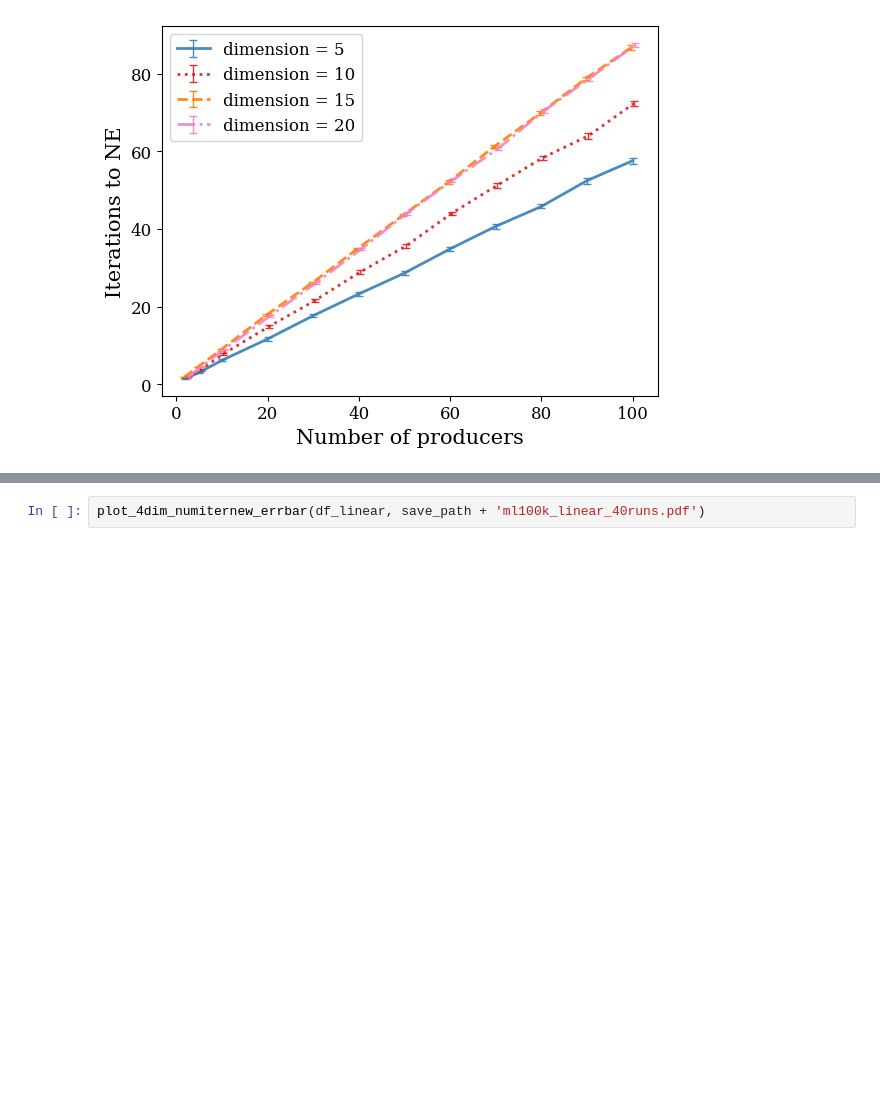
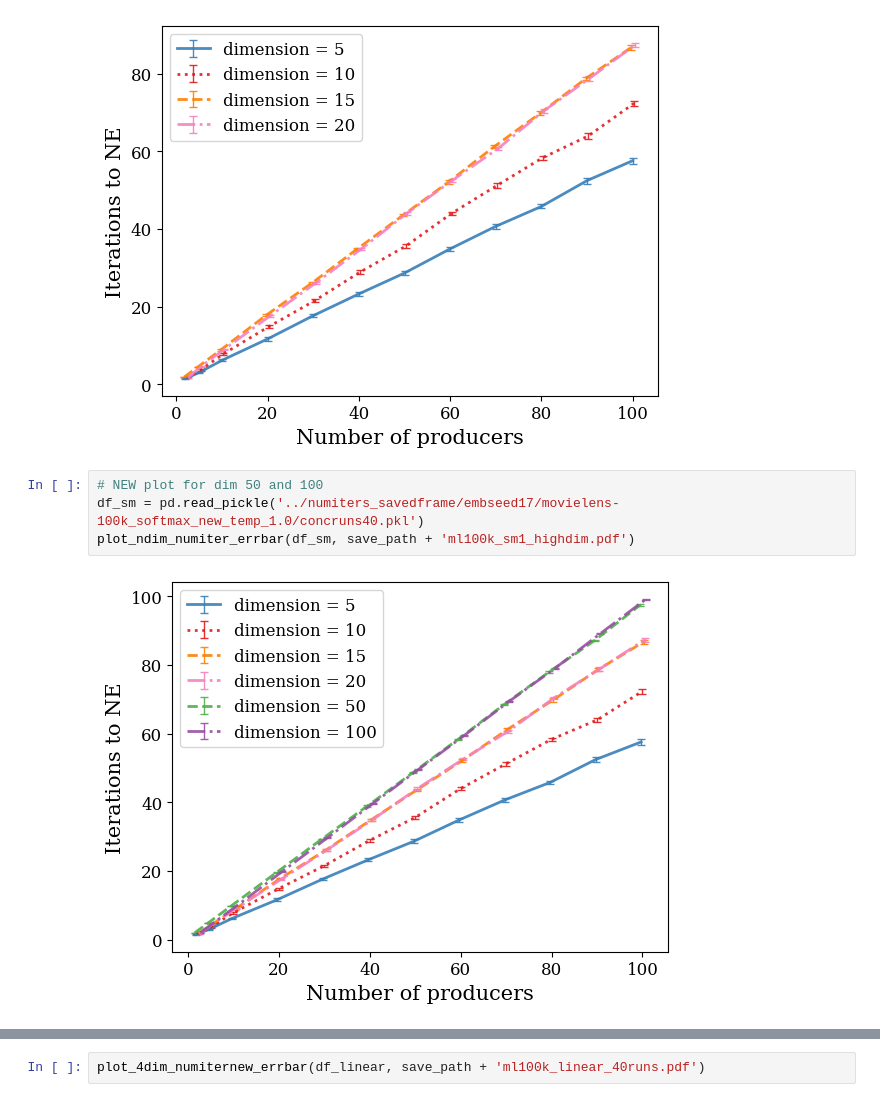
Before and after one commit to krishnacharya/recsys_eq, a Jupyter notebook: notebooks/numiter-exp1.ipynb, the cells around one changed output, grey strips where cells are left out. Cells and saved outputs as stored; diff of their text form; blank space fills up the shorter version.

```diff
--- a/notebooks/numiter-exp1.ipynb
+++ b/notebooks/numiter-exp1.ipynb
@@ -85,3 +105,9 @@ df_linear = pd.read_pickle('../numiters_savedframe/movielens-100k_linear_temp_1.
 plot_4dim_numiternew_errbar(df_sm, save_path + 'ml100k_sm1_40runs.pdf')
 # %% [output]
 [figure]
+# %%
+# NEW plot for dim 50 and 100
+df_sm = pd.read_pickle('../numiters_savedframe/embseed17/movielens-100k_softmax_new_temp_1.0/concruns40.pkl')
+plot_ndim_numiter_errbar(df_sm, save_path + 'ml100k_sm1_highdim.pdf')
+# %% [output]
+[figure, added]
```
Also changed, not shown: parts of 7 cells of this notebook, 8 other files.
